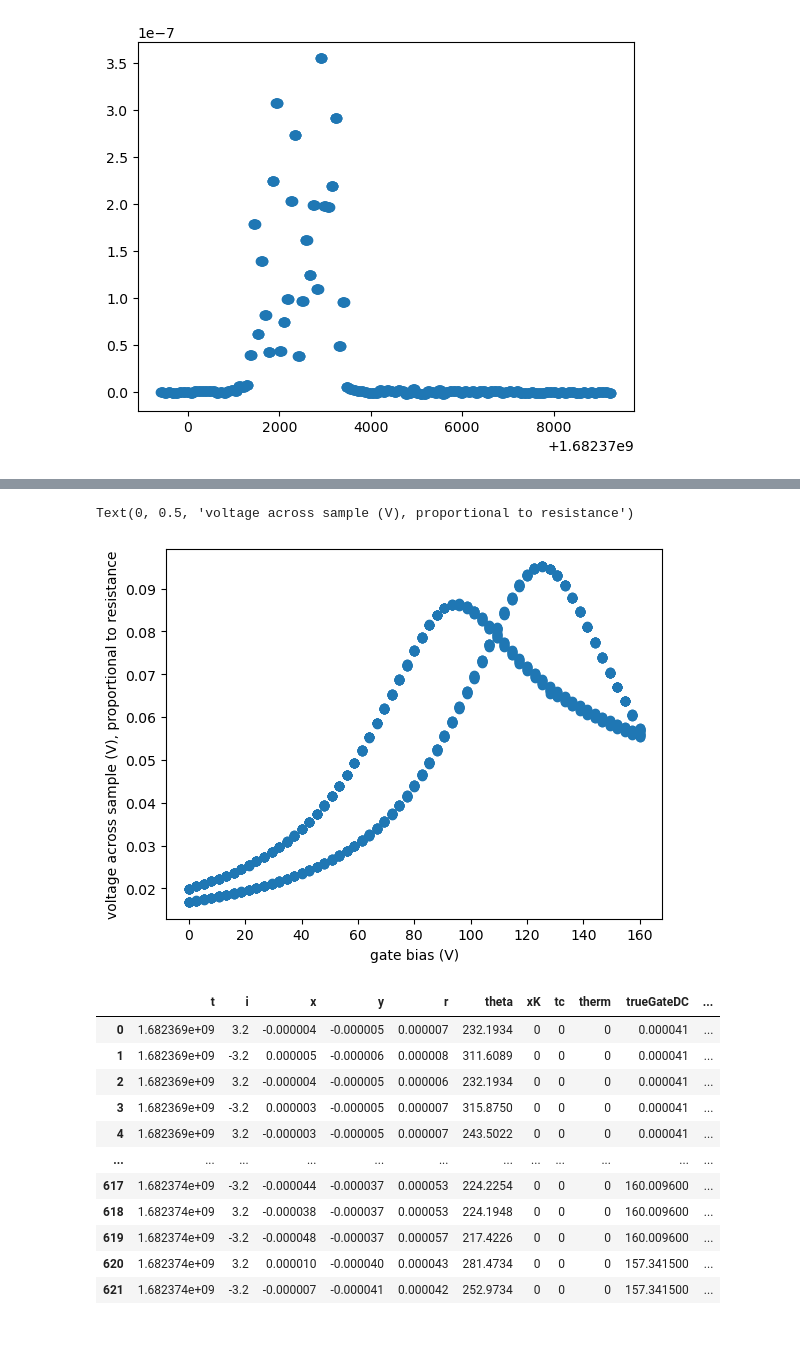
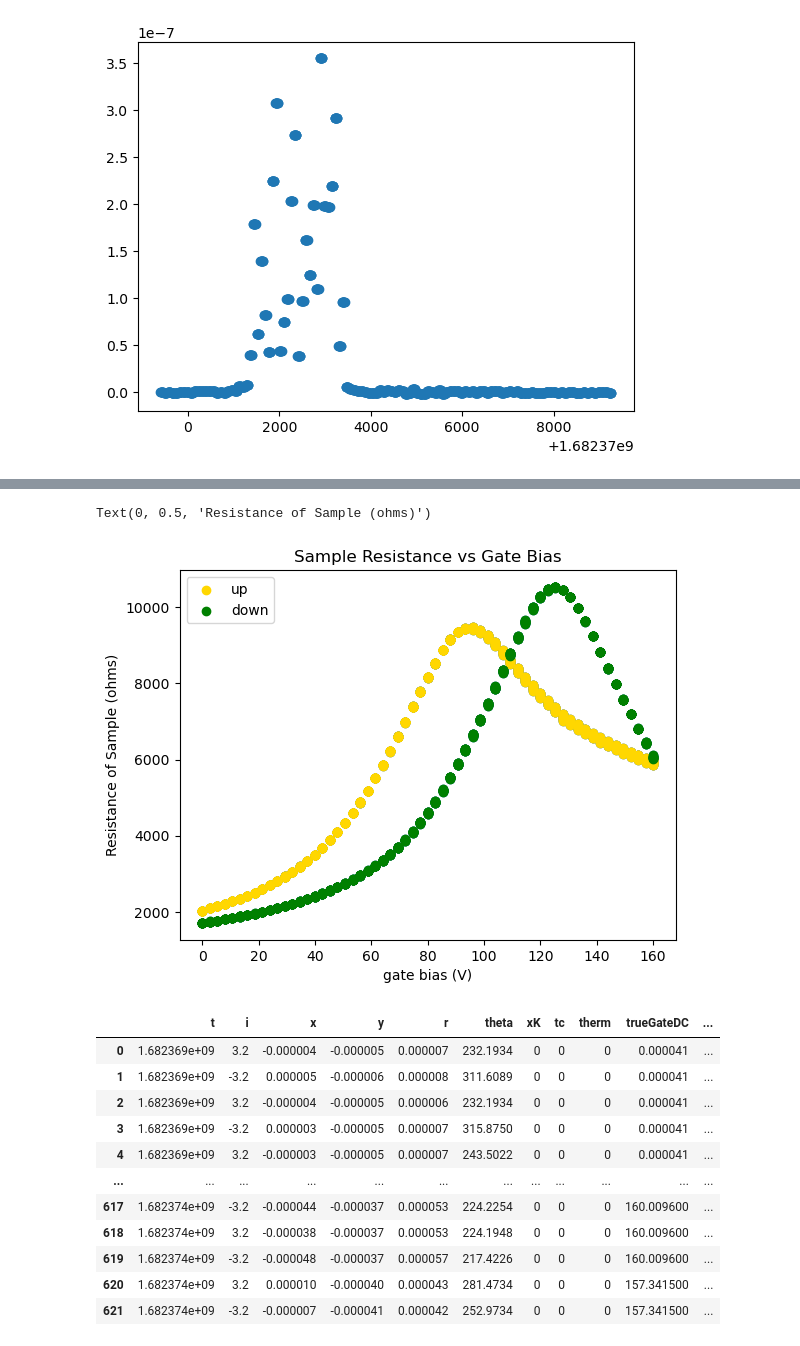
Before and after one commit to MatthewChalkG/ElectricalCharacterization, a Jupyter notebook: sortedelectricaldata/Data_Analysis2.ipynb, the cells around one changed output, grey strips where cells are left out. Saved outputs shown, nothing was run; the diff lists cells and outputs as text; code cells hidden in the pictures.

```diff
--- a/sortedelectricaldata/Data_Analysis2.ipynb
+++ b/sortedelectricaldata/Data_Analysis2.ipynb
@@ -605,10 +606,16 @@ Text(0.5, 0, 'DC bias')
-# %%
-plt.scatter(data['trueGateDC'], data['samp_res'])
-plt.xlabel('gate bias (V)')
-plt.ylabel('voltage across sample (V), proportional to resistance')
-# %% [output]
-Text(0, 0.5, 'voltage across sample (V), proportional to resistance')
-[figure, removed]
+# %%
+plt.title('Sample Resistance vs Gate Bias')
+plt.scatter(data['trueGateDC'], data['samp_res'])
+data1 = pd.DataFrame(data[:611])
+data2 = data[611:]
+plt.scatter(data1['trueGateDC'], data1['samp_res'], color = 'gold', label = 'up')
+plt.scatter(data2['trueGateDC'], data2['samp_res'], color= 'green', label = 'down')
+plt.legend()
+plt.xlabel('gate bias (V)')
+plt.ylabel('Resistance of Sample (ohms)')
+# %% [output]
+Text(0, 0.5, 'Resistance of Sample (ohms)')
+[figure, added]
 # %%
 data[:622]
 # %% [output]
```
Also changed, not shown: parts of 5 cells of this notebook.
